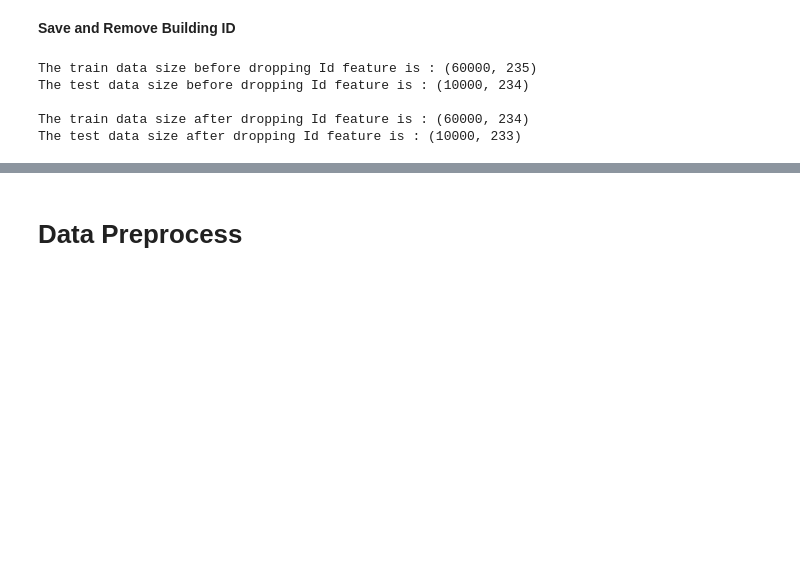
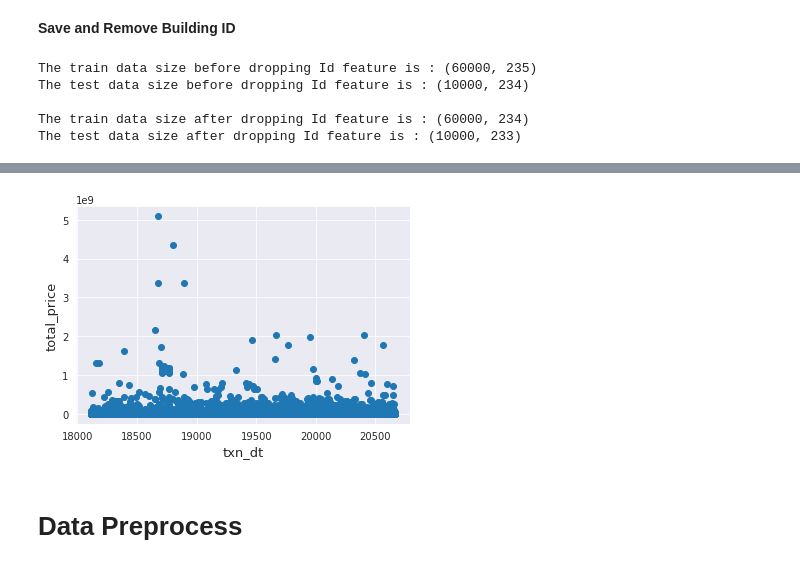
Before and after one commit to chonglun/4th-aia, a Jupyter notebook: tbrain/玉山台灣不動產AI神預測/tbrain-ai-building-total-price.ipynb, the cells around one changed output, grey strips where cells are left out. Drawn from its saved outputs; the diff is of its cells as text; code cells hidden in the pictures; blank space fills up the shorter version.

```diff
--- a/tbrain/玉山台灣不動產AI神預測/tbrain-ai-building-total-price.ipynb
+++ b/tbrain/玉山台灣不動產AI神預測/tbrain-ai-building-total-price.ipynb
@@ -83,3 +88,11 @@ The test data size after dropping Id feature is : (10000, 233)
+# %%
+fig, ax = plt.subplots()
+ax.scatter(x = train['txn_dt'], y = train['total_price'])
+plt.ylabel('total_price', fontsize=13)
+plt.xlabel('txn_dt', fontsize=13)
+plt.show()
+# %% [output]
+[figure, added]
 # %% [markdown]
 # Data Preprocess
 # %% [markdown]
```
Also changed, not shown: parts of 24 cells of this notebook.
